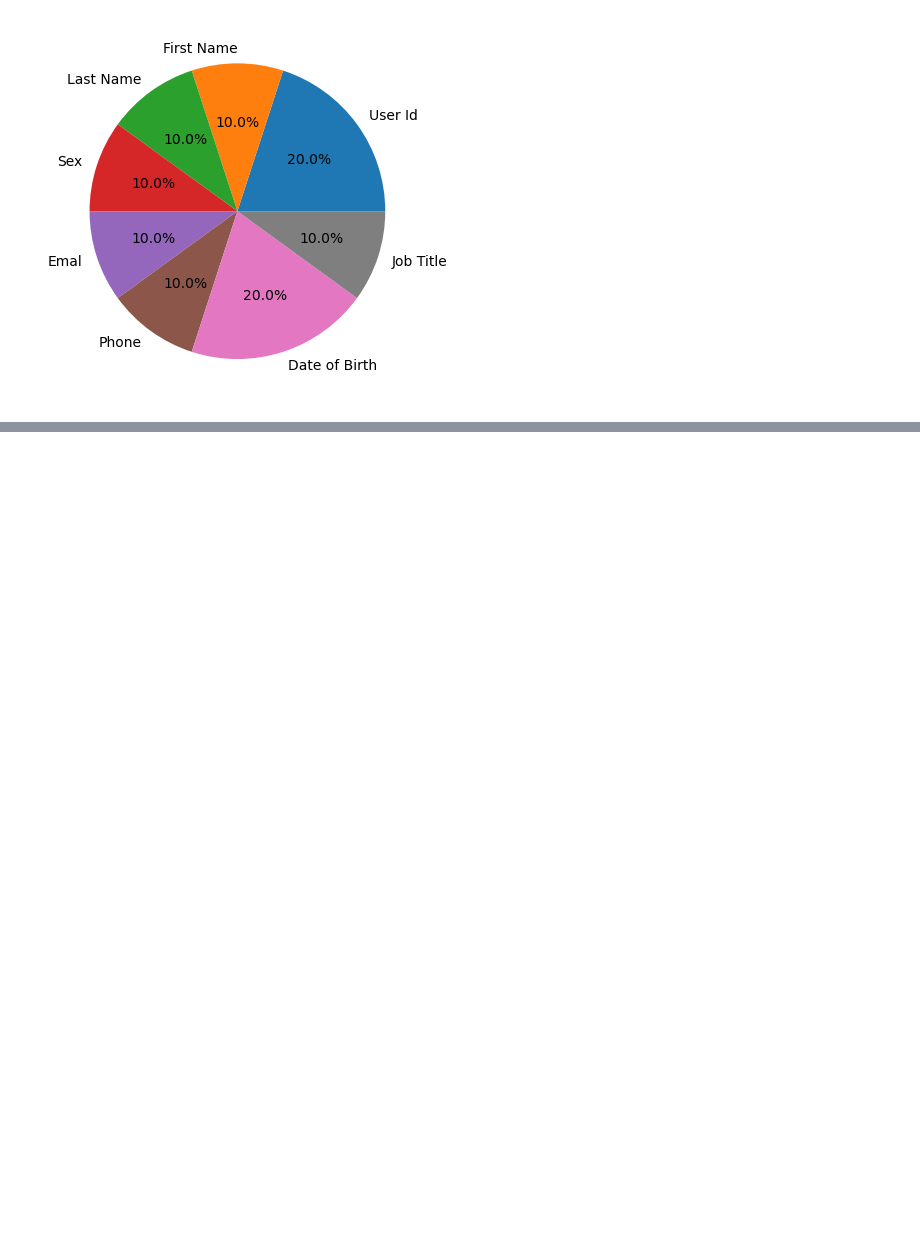
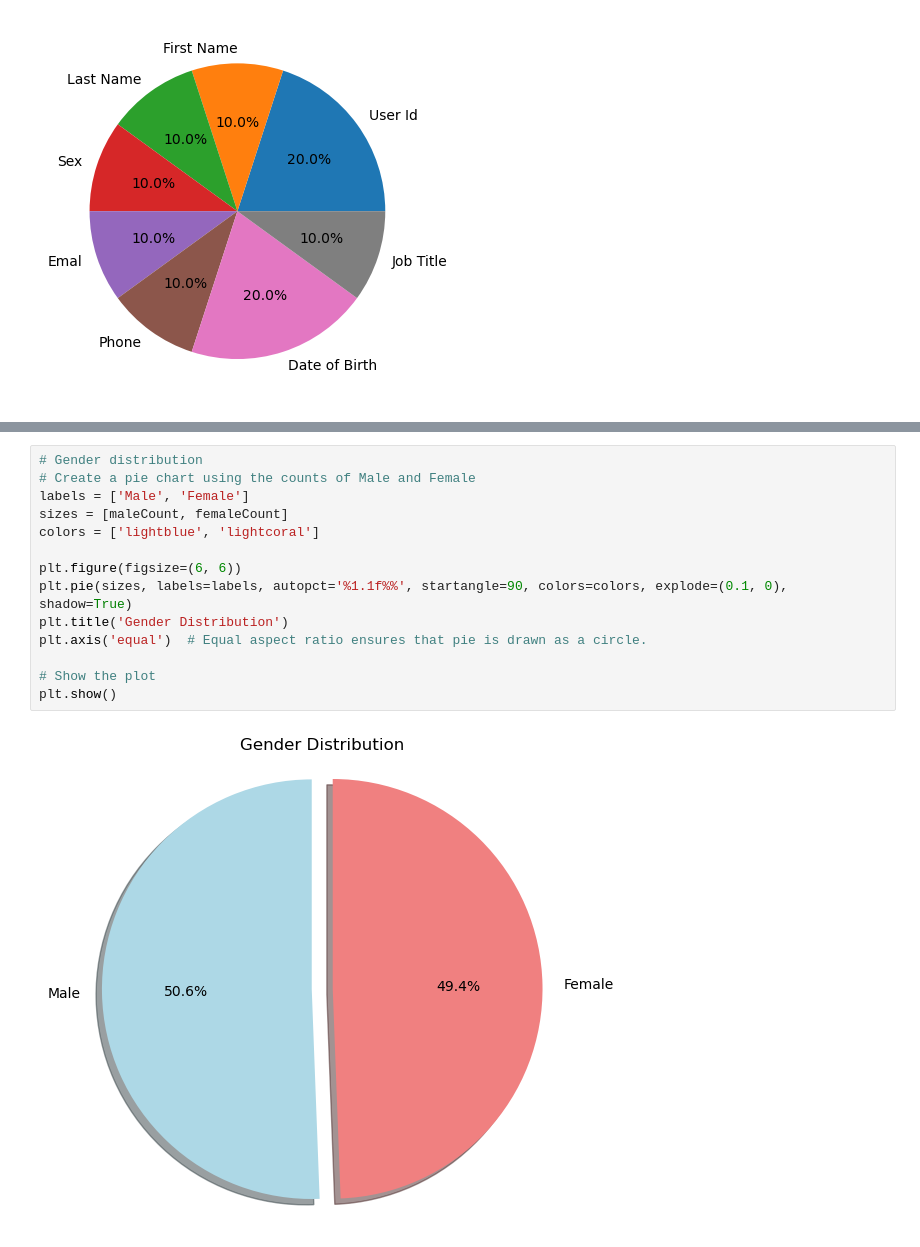
Before and after one commit to h2ohugol/PFDA-assignments, a Jupyter notebook: assignment03-pie.ipynb, the cells around one changed output, grey strips where cells are left out. Saved outputs shown, nothing was run; the diff lists cells and outputs as text; blank space fills up the shorter version.

Commit message:
Gender distribution

```diff
--- a/assignment03-pie.ipynb
+++ b/assignment03-pie.ipynb
@@ -150,0 +209,16 @@ ax.pie(sizes, labels=labels, autopct='%1.1f%%')
+# %%
+# Gender distribution
+# Create a pie chart using the counts of Male and Female
+labels = ['Male', 'Female']
+sizes = [maleCount, femaleCount]
+colors = ['lightblue', 'lightcoral']
+
+plt.figure(figsize=(6, 6))
+plt.pie(sizes, labels=labels, autopct='%1.1f%%', startangle=90, colors=colors, explode=(0.1, 0), shadow=True)
+plt.title('Gender Distribution')
+plt.axis('equal')  # Equal aspect ratio ensures that pie is drawn as a circle.
+
+# Show the plot
+plt.show()
+# %% [output]
+[figure, added]
```
Also changed, not shown: parts of 4 cells of this notebook.
